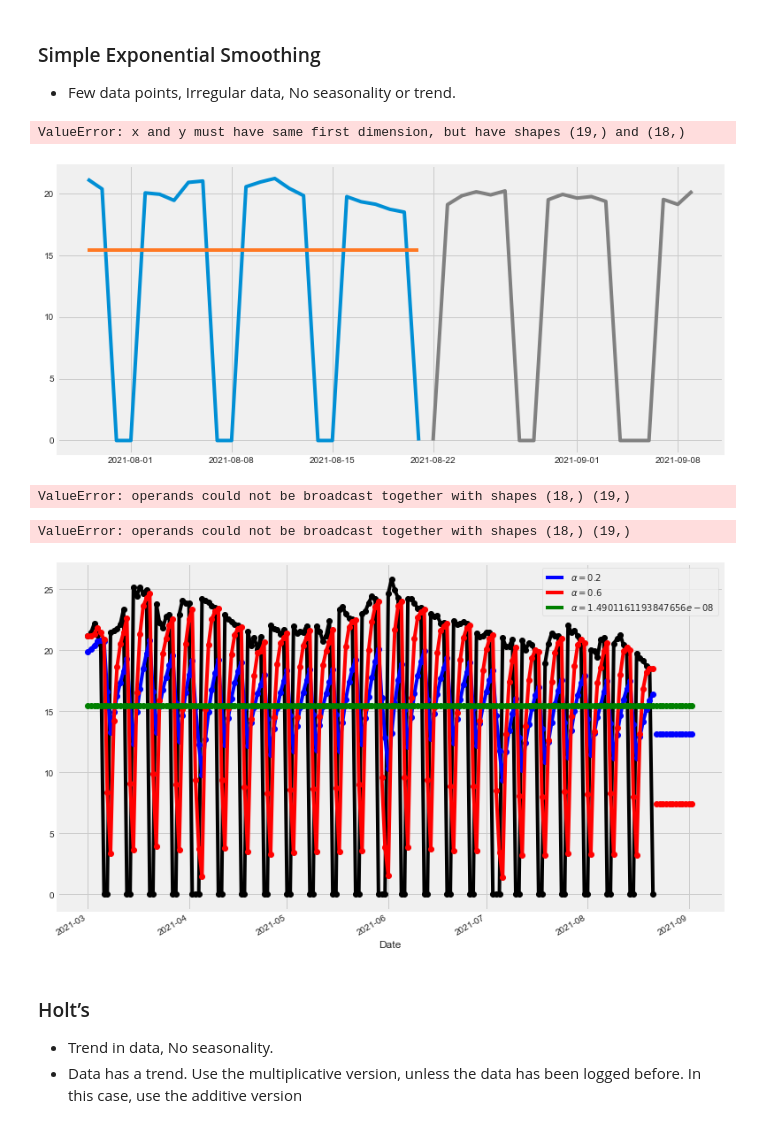
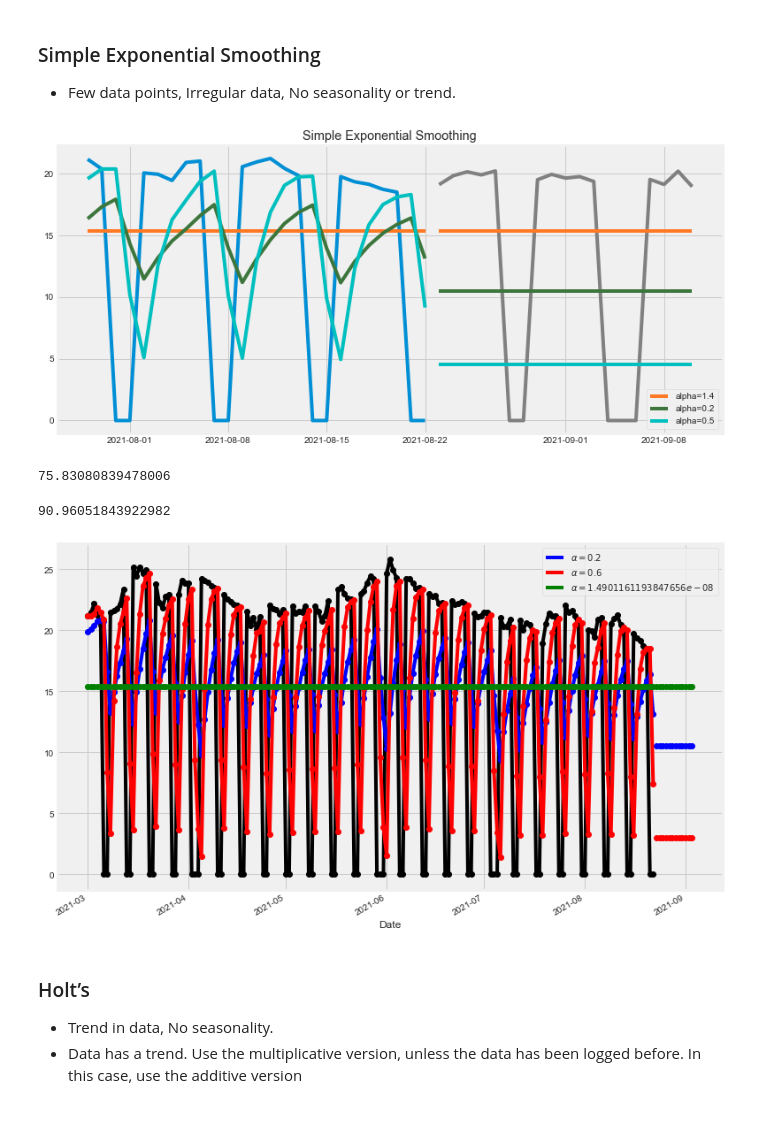
Before and after one commit to miazfryer/airlines_stocks, a Jupyter notebook: 03_Expoential_model.ipynb, the cells around one changed output. Saved outputs shown, nothing was run; the diff lists cells and outputs as text; code cells hidden in the pictures.

```diff
--- a/03_Expoential_model.ipynb
+++ b/03_Expoential_model.ipynb
@@ -47,7 +47,7 @@ from statsmodels.tsa.holtwinters import SimpleExpSmoothing, Holt, ExponentialSmo
 from math import sqrt
 from sklearn.metrics import mean_squared_error
 # %%
-df = DataReader('AAL', data_source='yahoo', start='2021-3-01', end=datetime.now())
+df = DataReader('AAL', data_source='yahoo', start='2021-3-01', end='2021-9-10')
 # %%
 df = df.resample("D").sum()
 # %%
@@ -75,42 +75,41 @@ test.shape
 # %%
 train.index = pd.to_datetime(train.index)
 test.index = pd.to_datetime(test.index)
 pred = test.copy()
 
 model = SimpleExpSmoothing(np.asarray(train['Close']))
 model._index = pd.to_datetime(train.index)
 
 fit1 = model.fit()
 pred1 = fit1.forecast(19)
 
 fit2 = model.fit(smoothing_level=.2)
 pred2 = fit2.forecast(19)
 
 fit3 = model.fit(smoothing_level=.5)
-pred3 = fit3.forecast(1)
+pred3 = fit3.forecast(19)
 
 fig, ax= plt.subplots(figsize=(12, 6))
 ax.plot(train.index[150:], train.values[150:])
 ax.plot(test.index, test.values, color="gray")
 
 for p, f, c in zip((pred1, pred2, pred3),(fit1, fit2, fit3),('#ff7823','#3c763d','c')):
     ax.plot(train.index[150:], f.fittedvalues[150:], color=c)
     ax.plot(test.index, p, label="alpha="+str(f.params['smoothing_level'])[:3], color=c)
 plt.title("Simple Exponential Smoothing")
 plt.legend();
 # %% [output]
-ValueError: x and y must have same first dimension, but have shapes (19,) and (18,)
-[figure, old version]
+[figure, new version]
 # %%
 mse1 = ((pred1 - test['Close']) ** 2).mean()
 mse1
 # %% [output]
-ValueError: operands could not be broadcast together with shapes (18,) (19,)
+75.83080839478006
 # %%
 mse2 = ((pred2 - test['Close']) ** 2).mean()
 mse2
 # %% [output]
-ValueError: operands could not be broadcast together with shapes (18,) (19,)
+90.96051843922982
 # %%
 plt.figure(figsize=(12, 8))
 plt.plot(train, marker="o", color="black")
@@ -137,7 +136,7 @@ fit3.fittedvalues.plot(marker='o', color='green')
 
 plt.show()
 # %% [output]
-[figure, old version]
+[figure, new version]
 # %% [markdown]
 ### Holt’s
 
```
Also changed, not shown: parts of 18 cells of this notebook, 5 other files.
